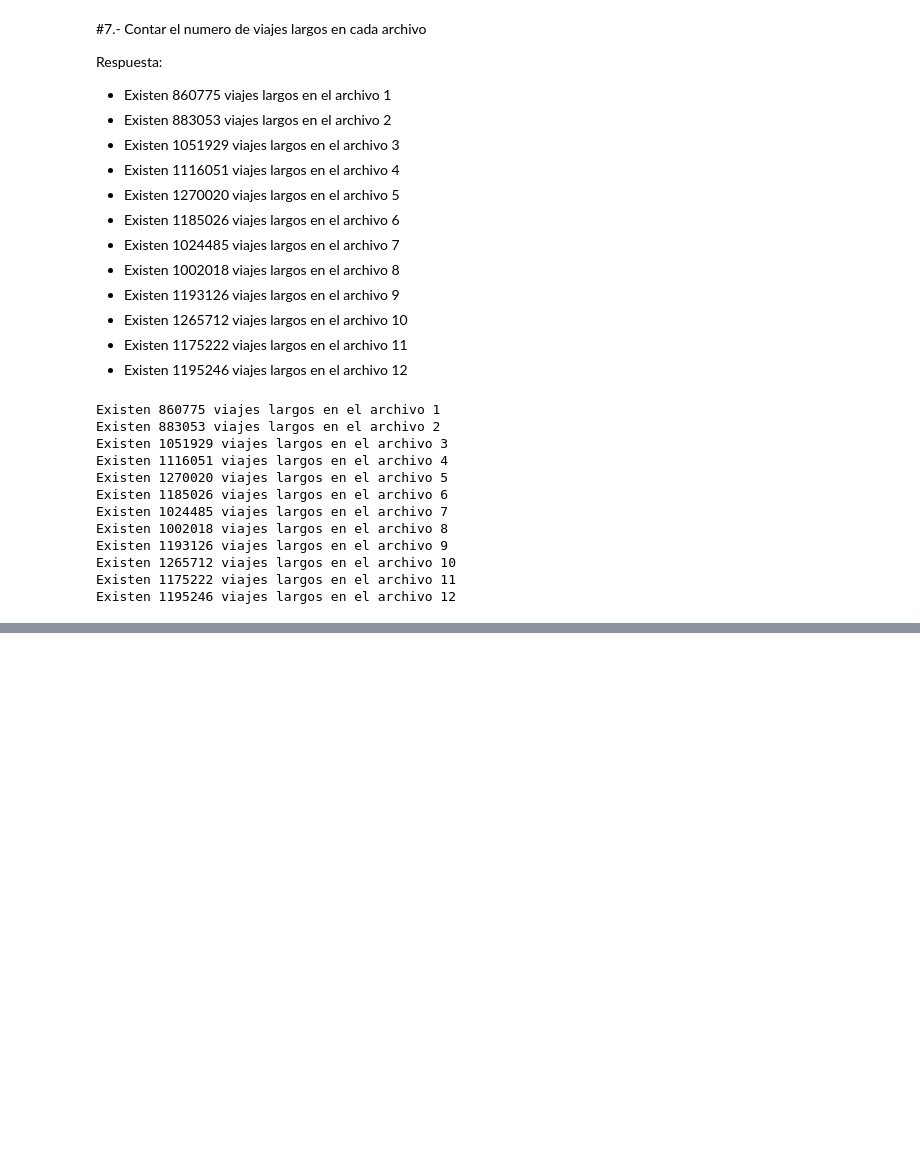
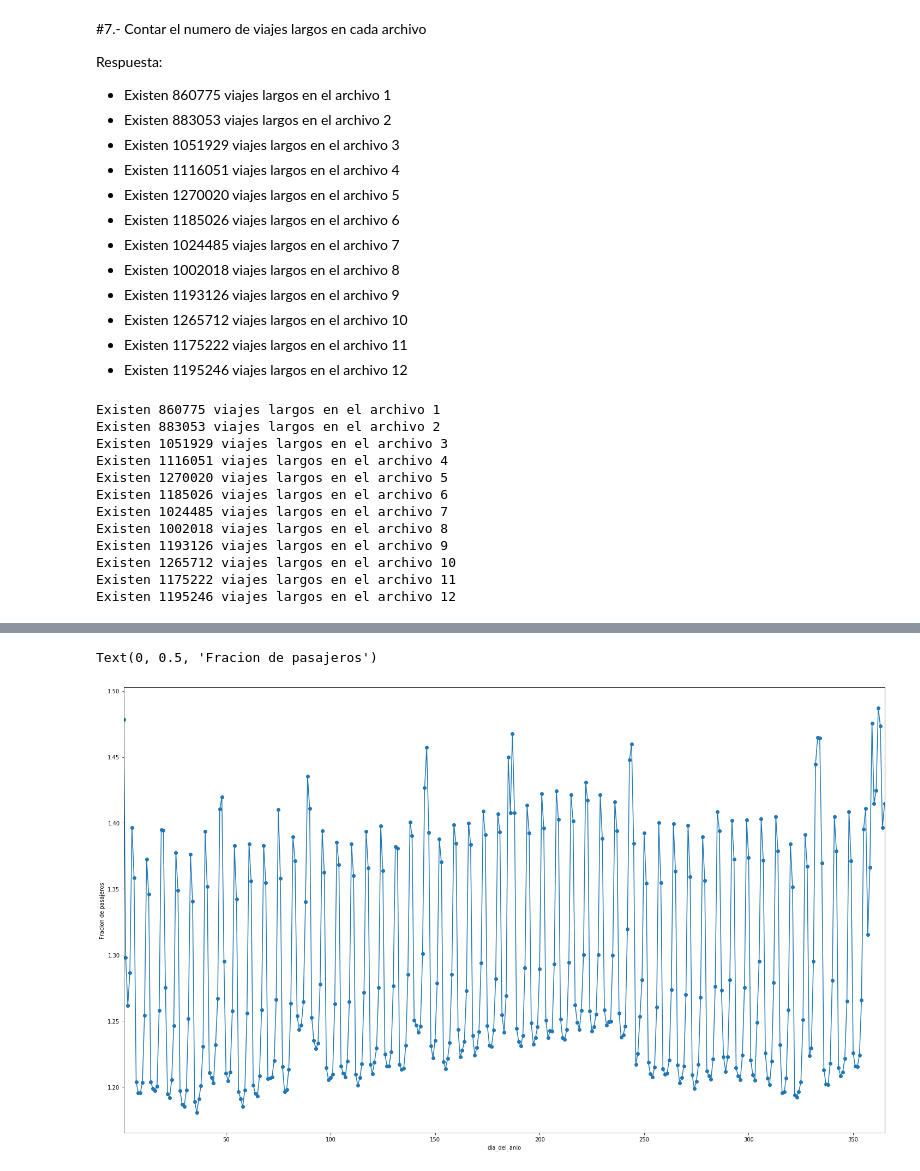
Before and after one commit to htapiagroup/sistemas-distribuidos-evaluacion-intersemestral-enrique444, a Jupyter notebook: MCA_SistDist_EX1.ipynb, the cells around one changed output, grey strips where cells are left out. Drawn from its saved outputs; the diff is of its cells as text; code cells hidden in the pictures; blank space fills up the shorter version.

```diff
--- a/MCA_SistDist_EX1.ipynb
+++ b/MCA_SistDist_EX1.ipynb
@@ -606,0 +636,20 @@ Sugerencia: agregar por el correspondiente periodo temporal y graficar. Que pued
+# %%
+datos = dd.read_csv("/Users/enriquedorantes/ig2/trip_data/limpio_trip_data_*.csv", usecols=["pickup_datetime", "passenger_count"])
+# %%
+datos["mi_pickup_datetime"] = dd.to_datetime( datos["pickup_datetime"] )
+datos["dia_del_anio"] =  datos["mi_pickup_datetime"].dt.dayofyear
+diaanio = datos.groupby('dia_del_anio')
+resultado2 = diaanio.passenger_count.mean()
+resultado2 = resultado2.compute()
+resultado2 = resultado2.sort_index()
+resultado2.plot.line(style="-o", figsize=(25,15))
+plt.ylabel("Fracion de pasajeros")
+
+# Hay un aumento de viajes a finales de mayo, posiblemente debido al día de los caidos
+# Hay un aumento de viajes a principios de julio, posiblemente debido al día de la independencia
+# Hay un aumento de viajes a principios de septiembre, posiblemente debido al dia del trabajo
+# Hay un aumento de viajes a finales de noviembre, posiblemente debido al dia de acción de gracias
+#Hay un aumento de viajes en el periodo del 16 de diciembre al 31 de diciembre, posiblemente debido a las fiestas decembrinas
+# %% [output]
+Text(0, 0.5, 'Fracion de pasajeros')
+[figure, added]
```
Also changed, not shown: parts of 25 cells of this notebook.
